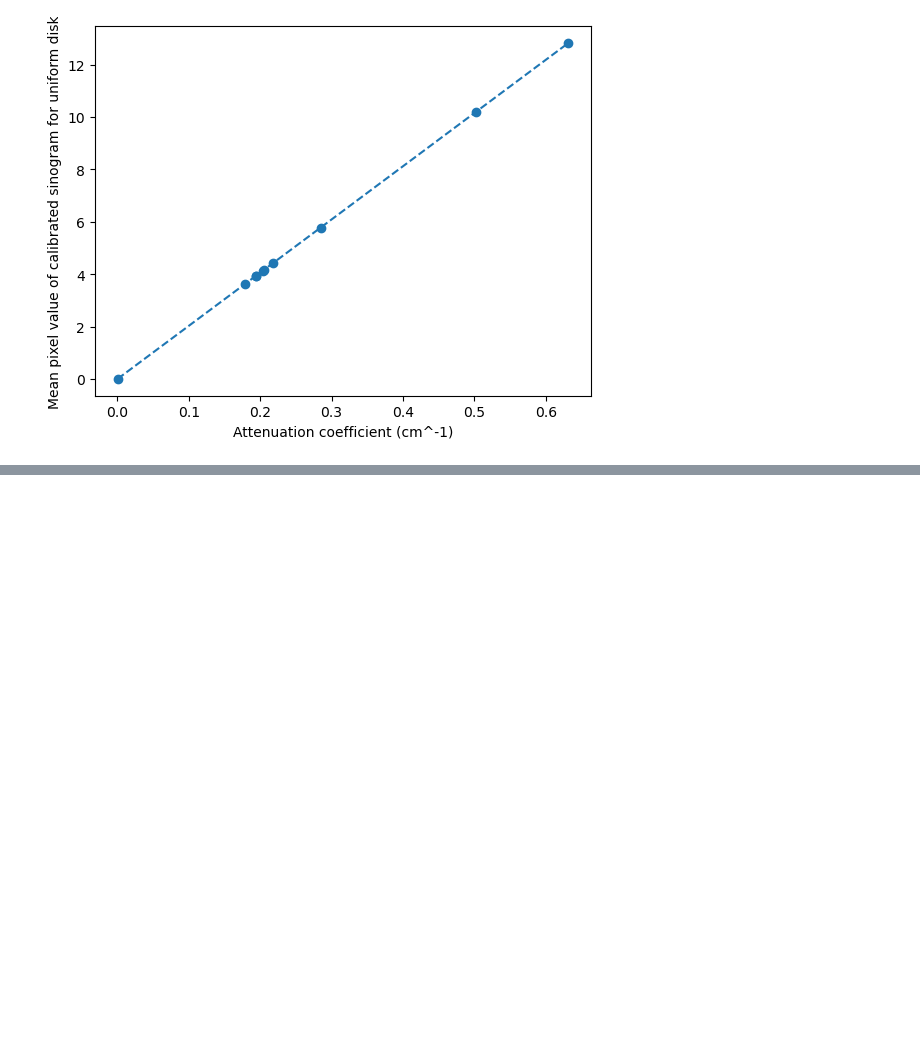
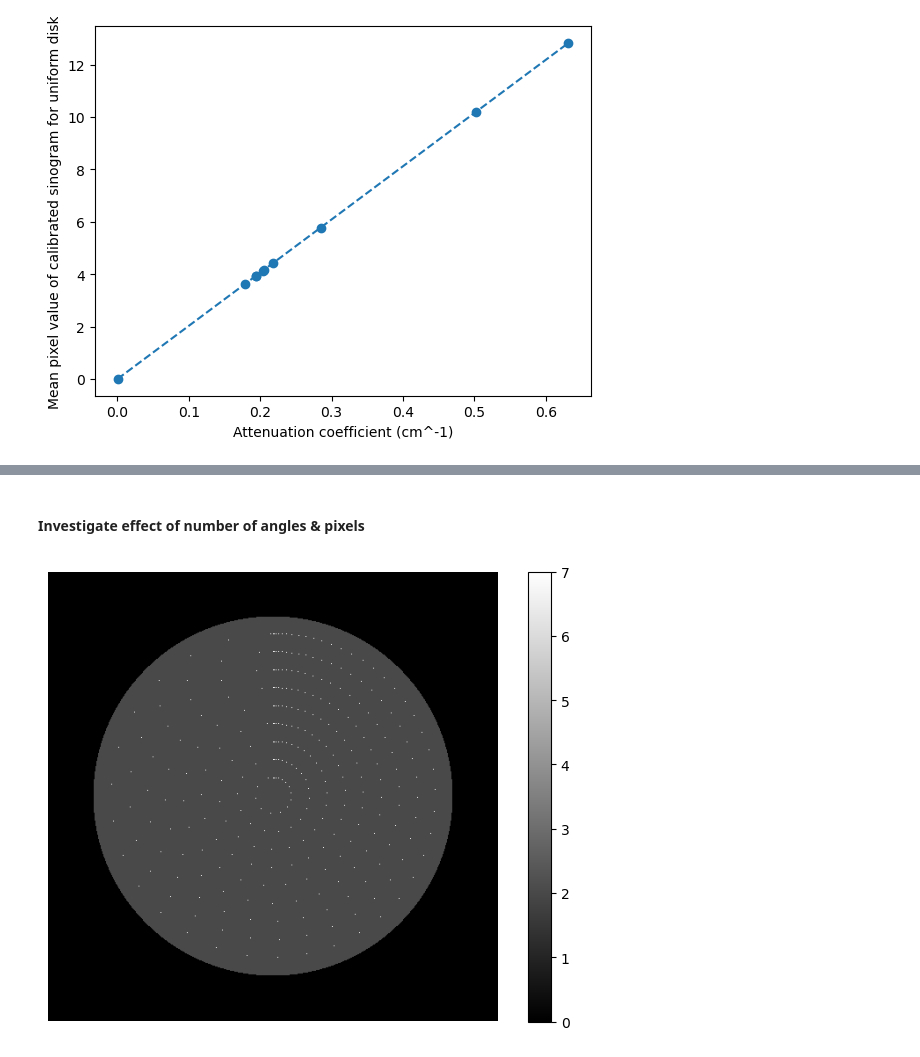
Before and after one commit to SunnyRT/GG2_CT_reconstruction, a Jupyter notebook: exp_rt.ipynb, the cells around one changed output, grey strips where cells are left out. Saved outputs shown, nothing was run; the diff lists cells and outputs as text; code cells hidden in the pictures; blank space fills up the shorter version.

```diff
--- a/exp_rt.ipynb
+++ b/exp_rt.ipynb
@@ -331,0 +433,8 @@ plt.show()
+# %% [markdown]
+#### Investigate effect of number of angles & pixels
+# %%
+nangles_ary = np.array([64, 128, 256])
+npixels_ary = np.array([64, 128, 256])
+draw(p8)
+# %% [output]
+[figure, added]
```
Also changed, not shown: parts of 16 cells of this notebook, 1 other file.
